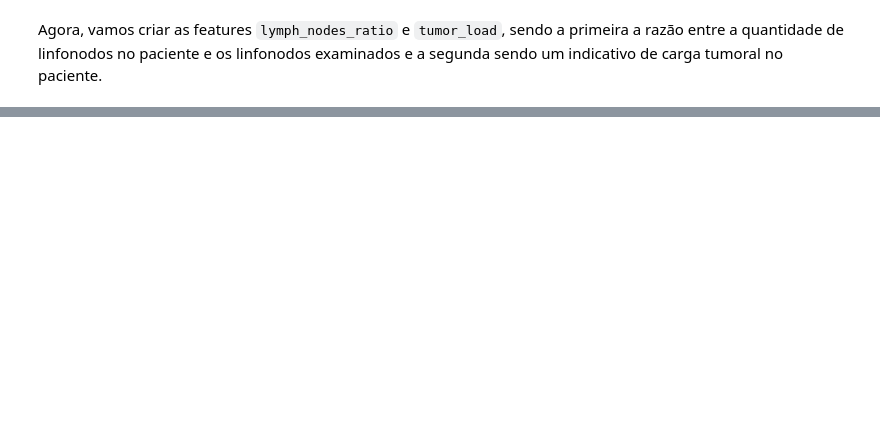
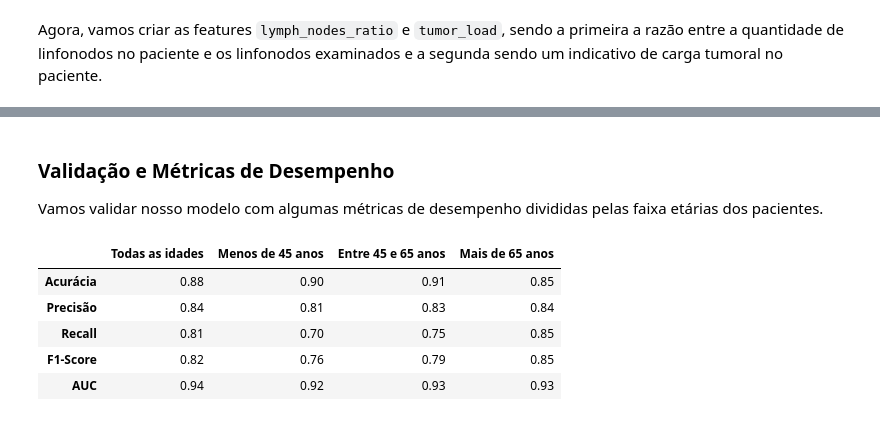
Before and after one commit to gauloish/trabalho-ia, a Jupyter notebook: notebook.ipynb, the cells around one changed output, grey strips where cells are left out. Saved outputs shown, nothing was run; the diff lists cells and outputs as text; code cells hidden in the pictures; blank space fills up the shorter version.

```diff
--- a/notebook.ipynb
+++ b/notebook.ipynb
@@ -303,0 +492,59 @@ categorical_transformer = Pipeline(steps=[
+# %% [markdown]
+### Validação e Métricas de Desempenho
+
+Vamos validar nosso modelo com algumas métricas de desempenho divididas pelas faixa etárias dos pacientes.
+# %%
+from sklearn.metrics import (
+    accuracy_score,
+    precision_score,
+    recall_score,
+    roc_auc_score,
+    f1_score
+)
+
+X_test_seg = {"full": X_test}
+y_test_seg = {"full": y_test}
+y_pred_seg = {"full": pipeline.predict(X_test)}
+y_prob_seg = {"full": pipeline.predict_proba(X_test)[:, 1]}
+
+for name, group in X_test.groupby("age_group"):
+    X_test_seg[name] = group
+    y_test_seg[name] = le.fit_transform(df["vital_status_5y"].iloc[group.index.values])
+    y_pred_seg[name] = pipeline.predict(group)
+    y_prob_seg[name] = pipeline.predict_proba(group)[:, 1]
+
+seg_names = {
+    "full": "Todas as idades",
+    "less_45": "Menos de 45 anos",
+    "between_45_65": "Entre 45 e 65 anos",
+    "greater_65": "Mais de 65 anos",
+}
+
+metric_names = ["Acurácia", "Precisão", "Recall", "F1-Score", "AUC"]
+metric_columns = ["full", "less_45", "between_45_65", "greater_65"]
+
+metrics_df = pd.DataFrame(index=metric_names)
+
+for column in metric_columns:
+    name = seg_names[column]
+
+    y_test_group = y_test_seg[column]
+    y_pred = y_pred_seg[column]
+    y_prob = y_prob_seg[column]
+
+    metrics_df[name] = [
+        accuracy_score(y_test_group, y_pred),
+        precision_score(y_test_group, y_pred),
+        recall_score(y_test_group, y_pred),
+        f1_score(y_test_group, y_pred),
+        roc_auc_score(y_test_group, y_prob),
+    ]
+
+metrics_df.round(2)
+# %% [output]
+|  | Todas as idades | Menos de 45 anos | Entre 45 e 65 anos | Mais de 65 anos |
+| Acurácia | 0.88 | 0.90 | 0.91 | 0.85 |
+| Precisão | 0.84 | 0.81 | 0.83 | 0.84 |
+| Recall | 0.81 | 0.70 | 0.75 | 0.85 |
+| F1-Score | 0.82 | 0.76 | 0.79 | 0.85 |
+| AUC | 0.94 | 0.92 | 0.93 | 0.93 |
```
Also changed, not shown: parts of 35 cells of this notebook, 2 other files.
